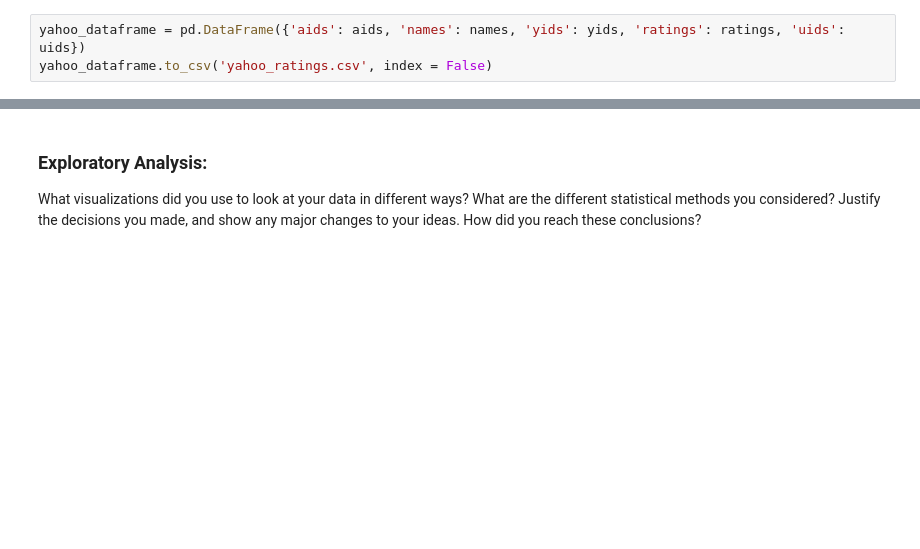
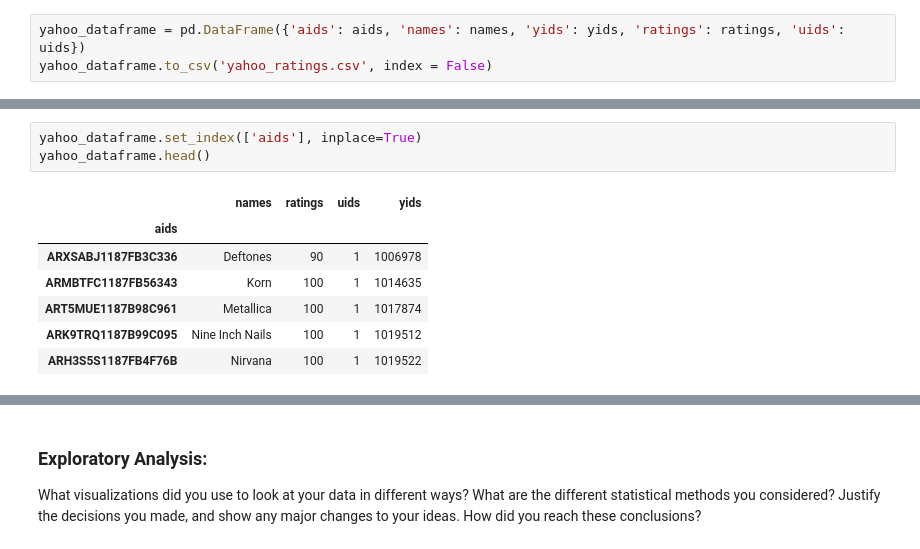
Before and after one commit to AnastasiyaB/Music_Magic, a Jupyter notebook: Process_Book.ipynb, the cells around one changed output, grey strips where cells are left out. Cells and saved outputs as stored; diff of their text form; blank space fills up the shorter version.

```diff
--- a/Process_Book.ipynb
+++ b/Process_Book.ipynb
@@ -265,0 +275,11 @@ IOError: File all_data.csv does not exist
+# %%
+yahoo_dataframe.set_index(['aids'], inplace=True)
+yahoo_dataframe.head()
+# %% [output]
+|  | names | ratings | uids | yids |
+| aids |  |  |  |  |
+| ARXSABJ1187FB3C336 | Deftones | 90 | 1 | 1006978 |
+| ARMBTFC1187FB56343 | Korn | 100 | 1 | 1014635 |
+| ART5MUE1187B98C961 | Metallica | 100 | 1 | 1017874 |
+| ARK9TRQ1187B99C095 | Nine Inch Nails | 100 | 1 | 1019512 |
+| ARH3S5S1187FB4F76B | Nirvana | 100 | 1 | 1019522 |
```
Also changed, not shown: parts of 37 cells of this notebook.
